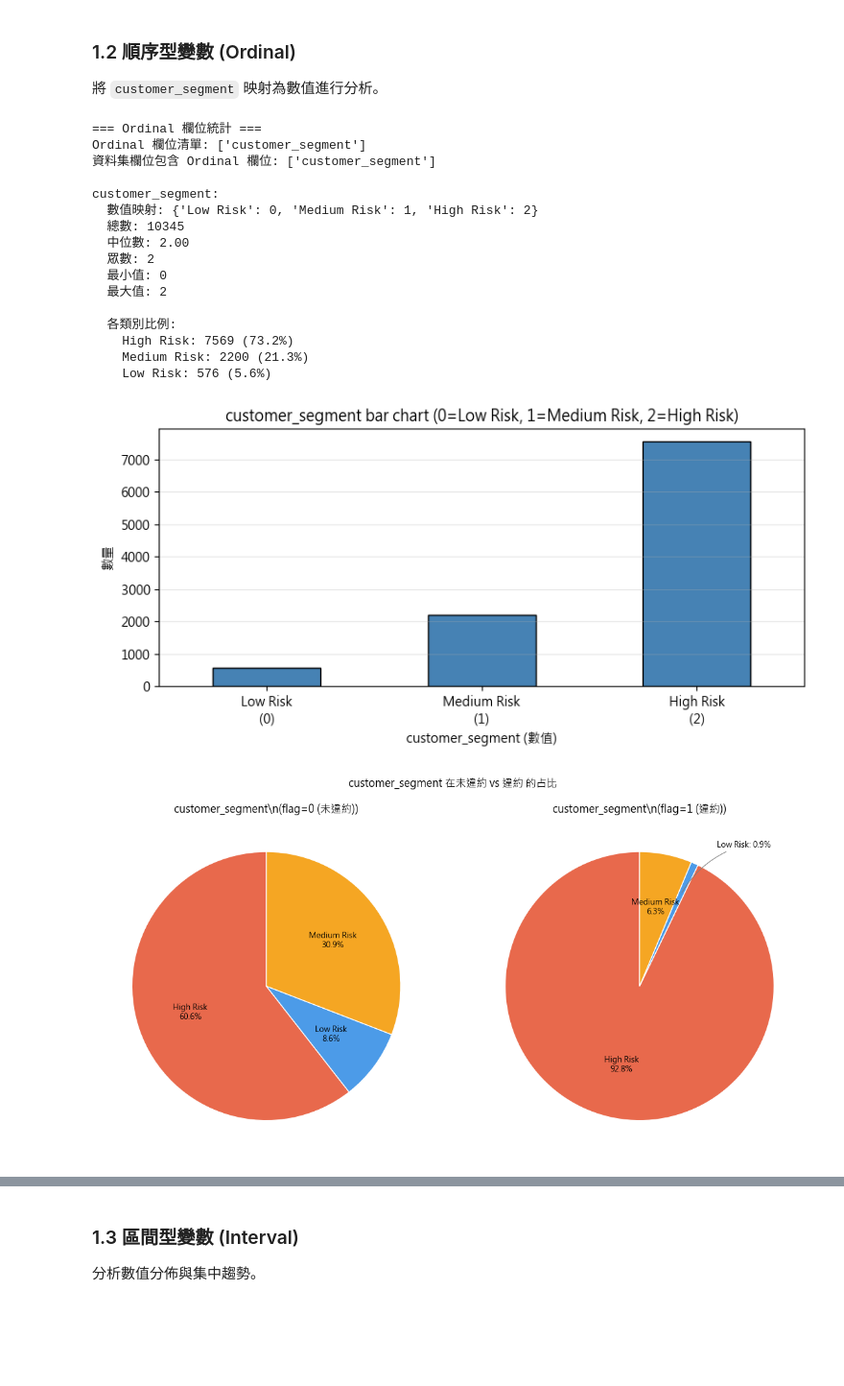
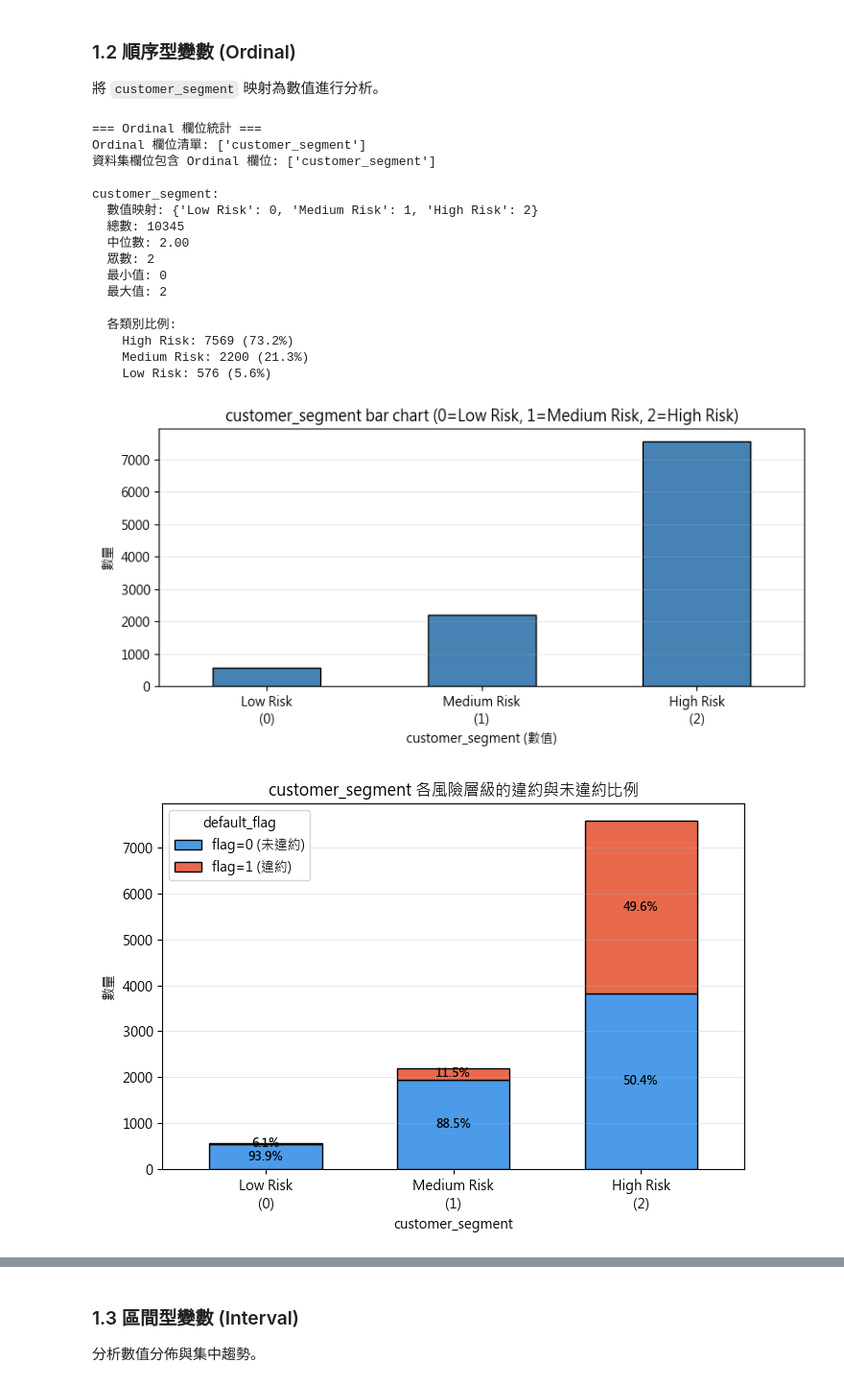
Before and after one commit to BobbleUnderBox/DataMiningG1FinalProject, a Jupyter notebook: notebooks/02_exploratory_data_analysis.ipynb, the cells around one changed output, grey strips where cells are left out. Shown at 96% size. Drawn from its saved outputs; the diff is of its cells as text; code cells hidden in the pictures; blank space fills up the shorter version.

```diff
--- a/notebooks/02_exploratory_data_analysis.ipynb
+++ b/notebooks/02_exploratory_data_analysis.ipynb
@@ -224,7 +224,9 @@ print(f"Ordinal 欄位清單: {data_types['Ordinal']}")
 print(f"資料集欄位包含 Ordinal 欄位: {[col for col in data_types['Ordinal'] if col in df.columns]}")
 
 segment_mapping = {'Low Risk': 0, 'Medium Risk': 1, 'High Risk': 2}
+segment_labels = {0: 'Low Risk', 1: 'Medium Risk', 2: 'High Risk'}
 flag_labels = {0: 'flag=0 (未違約)', 1: 'flag=1 (違約)'}
+FLAG_COLORS = ['#4C9BE8', '#E8694C']
 
 for col in data_types['Ordinal']:
     if col in df.columns:
@@ -260,6 +262,46 @@ for col in data_types['Ordinal']:
             plt.tight_layout()
             plt.show()
 
+            # 堆疊長條圖（依 default_flag 分組）
+            df_plot = df.copy()
+            if not pd.api.types.is_numeric_dtype(df_plot[col]):
+                df_plot[col] = df_plot[col].map(segment_mapping)
+
+            grp = df_plot.groupby([col, 'default_flag']).size().unstack(fill_value=0)
+            grp.columns = [f'flag={c}' for c in grp.columns]
+            row_totals = grp.sum(axis=1)
+
+            fig, ax = plt.subplots(figsize=(7, 5))
+            grp.plot(kind='bar', stacked=True, ax=ax,
+                     color=FLAG_COLORS[:len(grp.columns)], edgecolor='black', width=0.6)
+
+            # 在每個色塊中央顯示百分比
+            for bar_idx, (_, row) in enumerate(grp.iterrows()):
+                cumulative = 0
+                for val in row.values:
+                    if val == 0:
+                        cumulative += val
+                        continue
+                    pct = val / row_totals.iloc[bar_idx] * 100
+                    ax.text(bar_idx, cumulative + val / 2,
+                            f"{pct:.1f}%",
+                            ha='center', va='center',
+                            fontsize=9, color='black', fontweight='bold')
+                    cumulative += val
+
+            ax.set_title("customer_segment 各風險層級的違約與未違約比例")
+            ax.set_xlabel(col)
+            ax.set_ylabel('數量')
+            ax.set_xticks(range(len(grp)))
+            ax.set_xticklabels(
+                [f"{segment_labels.get(i, i)}\n({i})" for i in grp.index],
+                rotation=0
+            )
+            ax.legend(title='default_flag', labels=['flag=0 (未違約)', 'flag=1 (違約)'])
+            ax.grid(axis='y', alpha=0.3)
+            plt.tight_layout()
+            plt.show()
+
             # 圓餅圖：百分比放進 legend，扇形上不顯示文字
             segment_order = ['Low Risk', 'Medium Risk', 'High Risk']
             colors = ['#4C9BE8', '#F5A623', '#E8694C']
@@ -268,32 +310,32 @@ for col in data_types['Ordinal']:
             for ax, flag_val in zip(axes, [0, 1]):
                 subset = df[df['default_flag'] == flag_val][col].value_counts().sort_index()
                 if subset.empty:
                     ax.text(0.5, 0.5, 'No data', ha='center', va='center')
                     ax.axis('off')
                     continue
                 subset_colors = [color_map[cat] for cat in subset.index]
                 # 使用合併小切片的繪圖函式
                 draw_pie_with_leaders(ax, subset, colors=subset_colors, small_pct=5)
-                ax.set_title(f"{col}\\n({flag_labels.get(flag_val, flag_val)})")
+                ax.set_title(f"{col}\n({flag_labels.get(flag_val, flag_val)})")
             plt.suptitle(f"{col} 在未違約 vs 違約 的占比", fontsize=12, y=1.02)
             plt.tight_layout()
             plt.show()
 # %% [output]
 === Ordinal 欄位統計 ===
 Ordinal 欄位清單: ['customer_segment']
 資料集欄位包含 Ordinal 欄位: ['customer_segment']
 
 customer_segment:
   數值映射: {'Low Risk': 0, 'Medium Risk': 1, 'High Risk': 2}
   總數: 10345
   中位數: 2.00
   眾數: 2
   最小值: 0
   最大值: 2
 
   各類別比例:
     High Risk: 7569 (73.2%)
     Medium Risk: 2200 (21.3%)
     Low Risk: 576 (5.6%)
 [figure]
-[figure, old version]
+[figure, new version]
```
Also changed, not shown: parts of 3 cells of this notebook.
